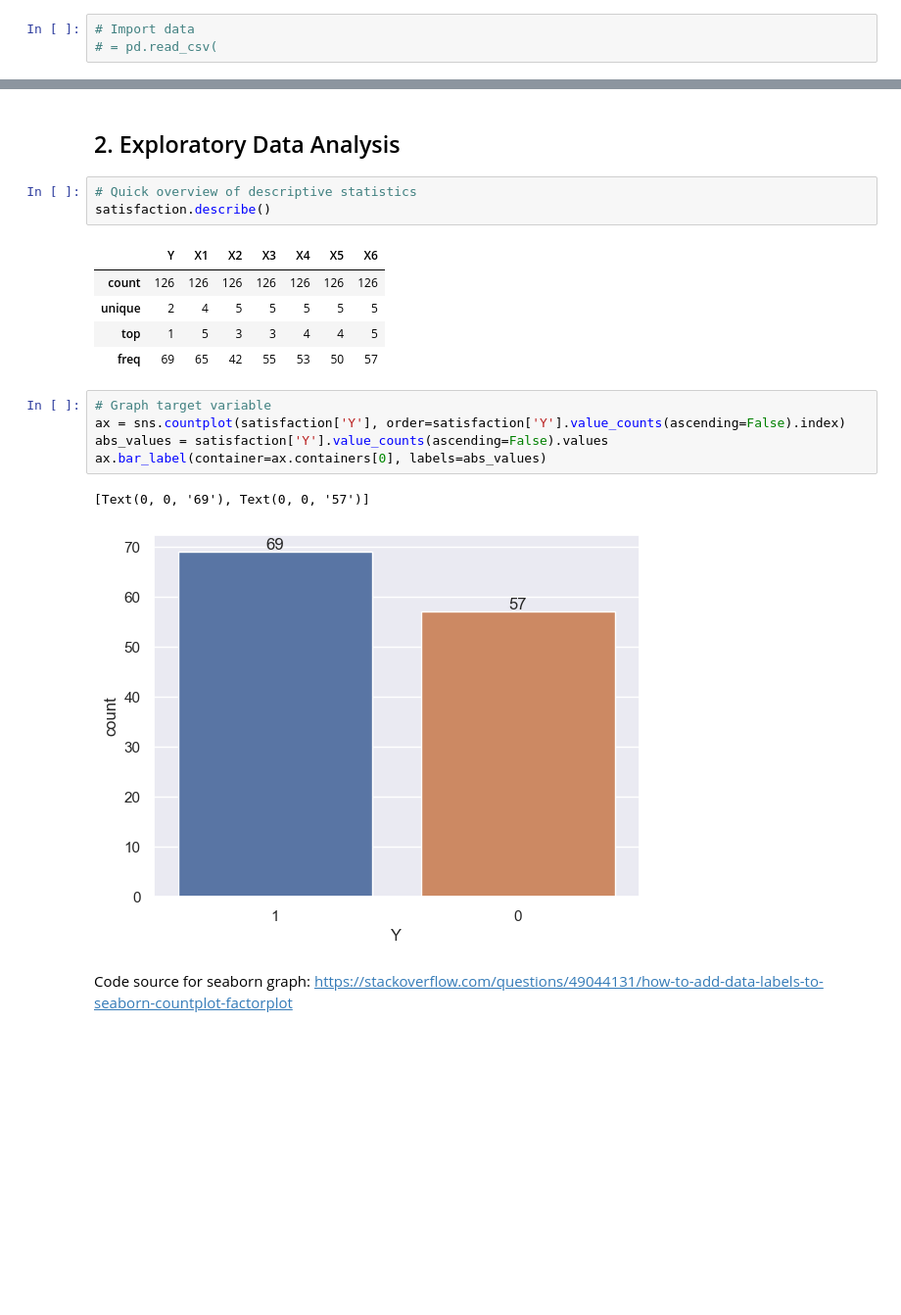
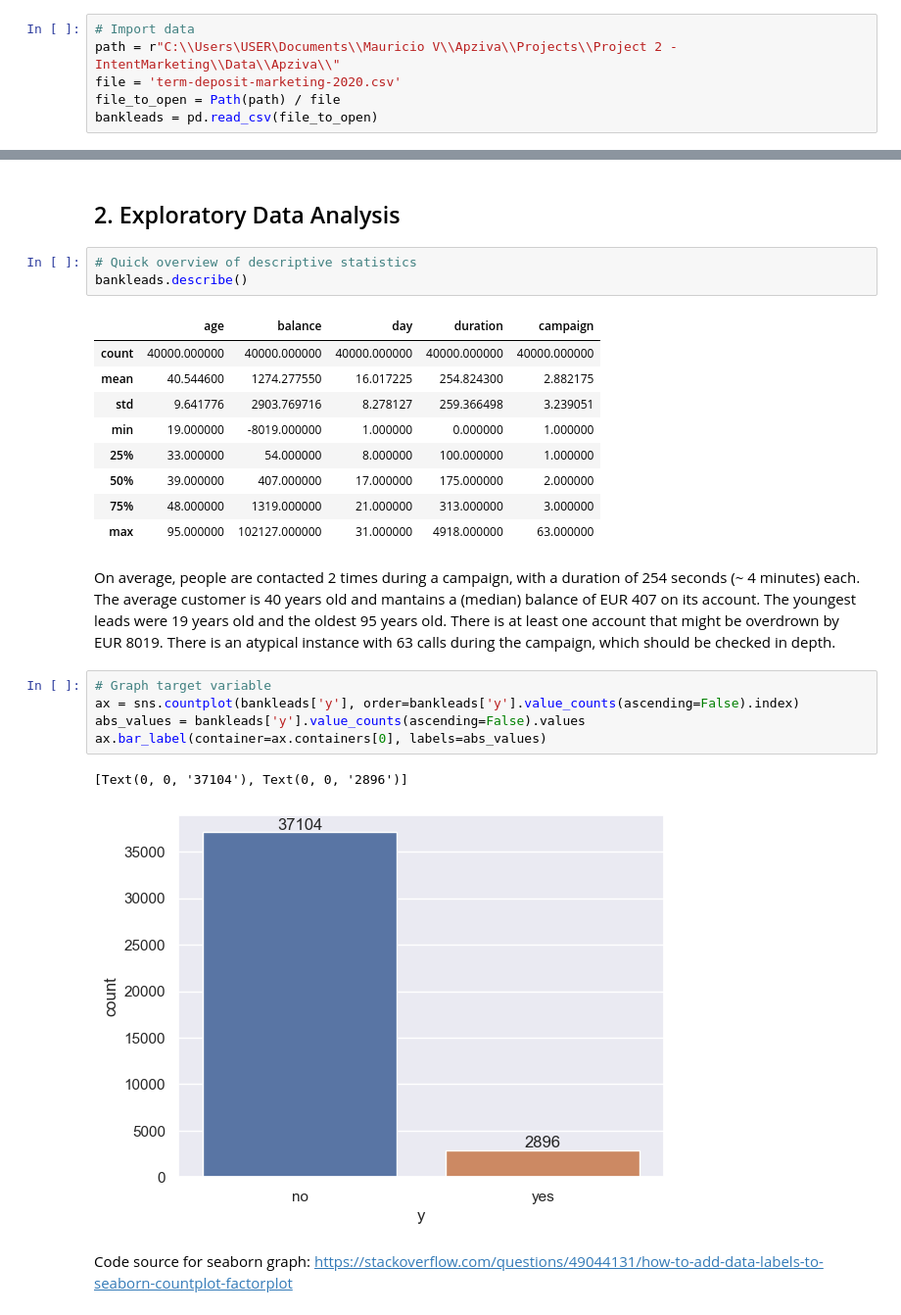
Before and after one commit to mauricio-vasquez/PurchaseIntentPrediction, a Jupyter notebook: Project 2 - PurchaseIntentPrediction.ipynb, the cells around one changed output, grey strips where cells are left out. Shown at 98% size. Cells and saved outputs as stored; diff of their text form; blank space fills up the shorter version.

```diff
--- a/Project 2 - PurchaseIntentPrediction.ipynb
+++ b/Project 2 - PurchaseIntentPrediction.ipynb
@@ -340,5 +371,8 @@ pd.set_option('display.max_columns', None)
 # %%
 # Import data
-# = pd.read_csv(
+path = r"C:\\Users\USER\Documents\\Mauricio V\\Apziva\\Projects\\Project 2 - IntentMarketing\\Data\\Apziva\\"
+file = 'term-deposit-marketing-2020.csv'
+file_to_open = Path(path) / file
+bankleads = pd.read_csv(file_to_open)
 # %%
 # Explore dataset structure and formats
@@ -371,20 +408,26 @@ memory usage: 2.2 KB
 ## 2. Exploratory Data Analysis
 # %%
 # Quick overview of descriptive statistics
-satisfaction.describe()
+bankleads.describe()
 # %% [output]
-|  | Y | X1 | X2 | X3 | X4 | X5 | X6 |
-| count | 126 | 126 | 126 | 126 | 126 | 126 | 126 |
-| unique | 2 | 4 | 5 | 5 | 5 | 5 | 5 |
-| top | 1 | 5 | 3 | 3 | 4 | 4 | 5 |
-| freq | 69 | 65 | 42 | 55 | 53 | 50 | 57 |
+|  | age | balance | day | duration | campaign |
+| count | 40000.000000 | 40000.000000 | 40000.000000 | 40000.000000 | 40000.000000 |
+| mean | 40.544600 | 1274.277550 | 16.017225 | 254.824300 | 2.882175 |
+| std | 9.641776 | 2903.769716 | 8.278127 | 259.366498 | 3.239051 |
+| min | 19.000000 | -8019.000000 | 1.000000 | 0.000000 | 1.000000 |
+| 25% | 33.000000 | 54.000000 | 8.000000 | 100.000000 | 1.000000 |
+| 50% | 39.000000 | 407.000000 | 17.000000 | 175.000000 | 2.000000 |
+| 75% | 48.000000 | 1319.000000 | 21.000000 | 313.000000 | 3.000000 |
+| max | 95.000000 | 102127.000000 | 31.000000 | 4918.000000 | 63.000000 |
+# %% [markdown]
+On average, people are contacted 2 times during a campaign, with a duration of 254 seconds (~ 4 minutes) each. The average customer is 40 years old and mantains a (median) balance of EUR 407 on its account. The youngest leads were 19 years old and the oldest 95 years old. There is at least one account that might be overdrown by EUR 8019. There is an atypical instance with 63 calls during the campaign, which should be checked in depth.
 # %%
 # Graph target variable
-ax = sns.countplot(satisfaction['Y'], order=satisfaction['Y'].value_counts(ascending=False).index)
-abs_values = satisfaction['Y'].value_counts(ascending=False).values
+ax = sns.countplot(bankleads['y'], order=bankleads['y'].value_counts(ascending=False).index)
+abs_values = bankleads['y'].value_counts(ascending=False).values
 ax.bar_label(container=ax.containers[0], labels=abs_values)
 # %% [output]
-[Text(0, 0, '69'), Text(0, 0, '57')]
+[Text(0, 0, '37104'), Text(0, 0, '2896')]
-[figure, old version]
+[figure, new version]
 # %% [markdown]
 Code source for seaborn graph: https://stackoverflow.com/questions/49044131/how-to-add-data-labels-to-seaborn-countplot-factorplot
```
Also changed, not shown: parts of 8 cells of this notebook.
